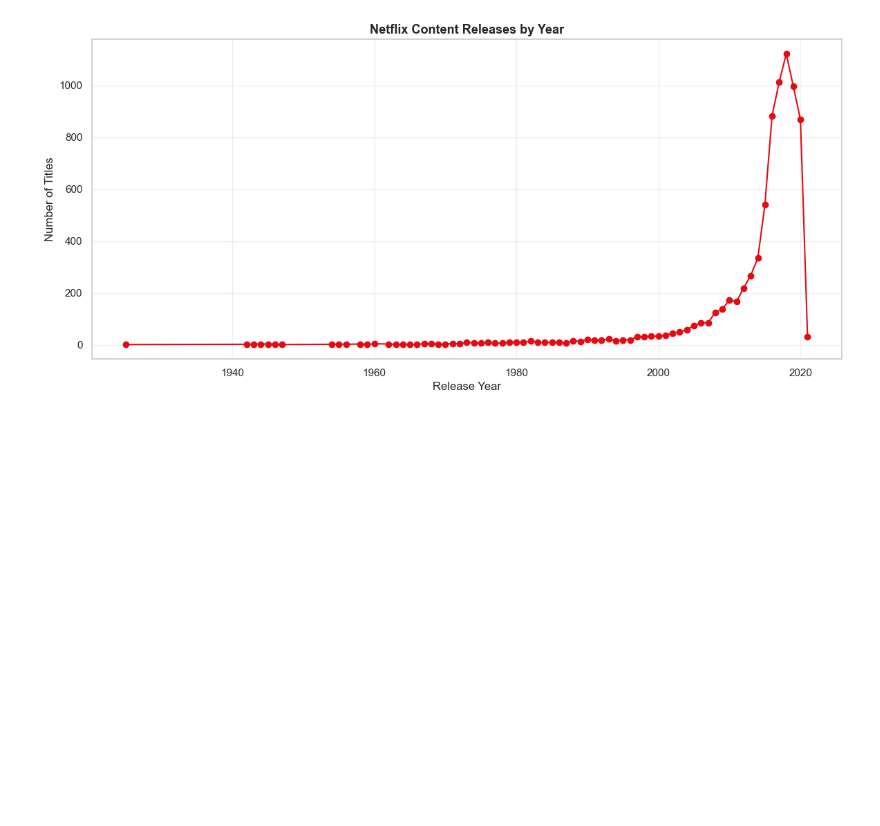
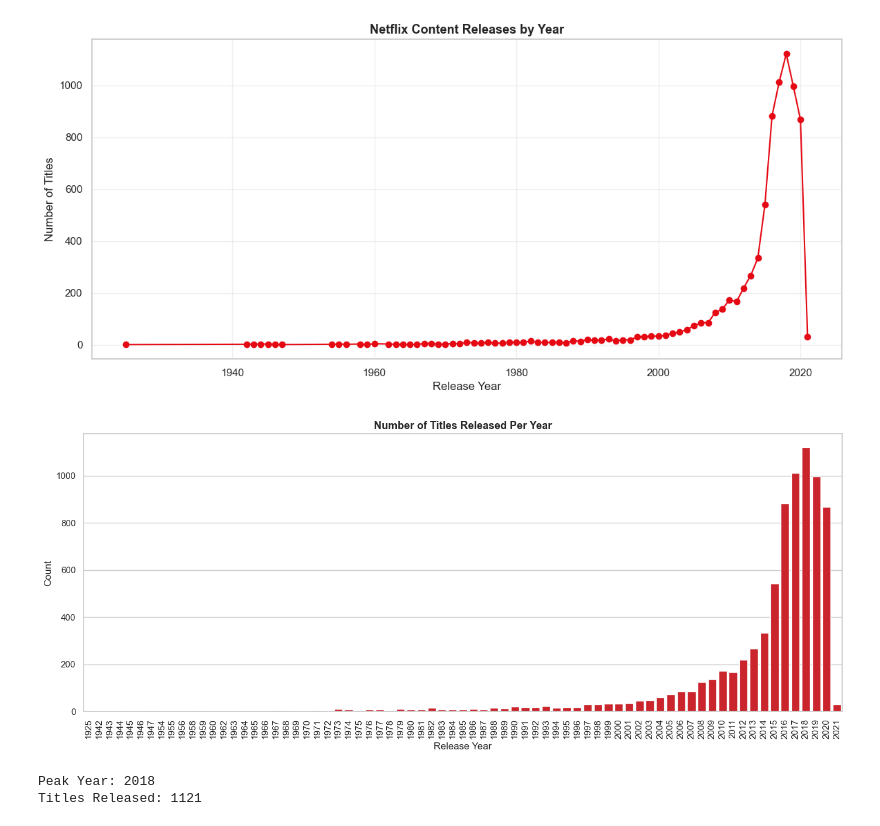
Before and after one commit to PragyaRana/DS_Training, a Jupyter notebook: Mini_Project_4.ipynb, the cells around one changed output. Cells and saved outputs as stored; diff of their text form; code cells hidden in the pictures; blank space fills up the shorter version.

```diff
--- a/Mini_Project_4.ipynb
+++ b/Mini_Project_4.ipynb
@@ -565,3 +565,22 @@ plt.grid(True, alpha=0.3)
 plt.show()
 # %% [output]
 [figure]
+# %%
+plt.figure(figsize=(14, 6))
+sns.barplot(x=yearly_titles.index, y=yearly_titles.values, color=NETFLIX_RED)
+plt.xticks(rotation=90)
+plt.title("Number of Titles Released Per Year")
+plt.xlabel("Release Year")
+plt.ylabel("Count")
+plt.tight_layout()
+plt.show()
+# %% [output]
+[figure, added]
+# %%
+peak_year = yearly_titles.idxmax()
+peak_count = yearly_titles.max()
+print("Peak Year:", peak_year)
+print("Titles Released:", peak_count)
+# %% [output]
+Peak Year: 2018
+Titles Released: 1121
```
Also changed, not shown: parts of 1 cell of this notebook.
